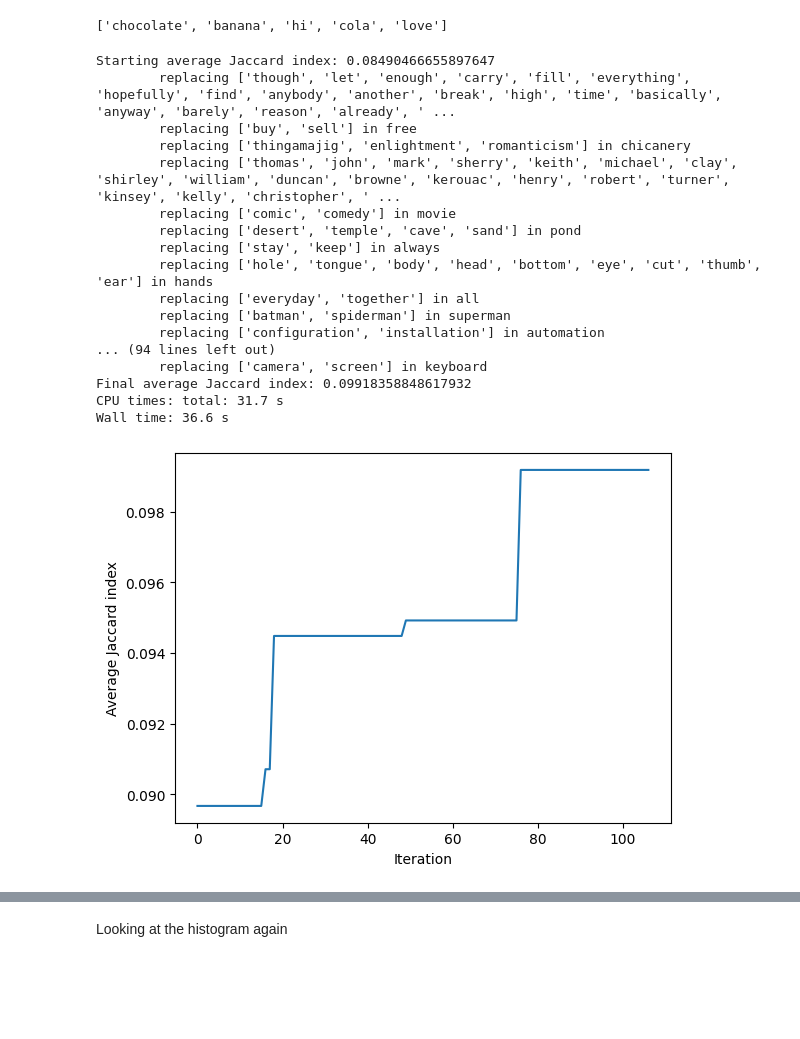
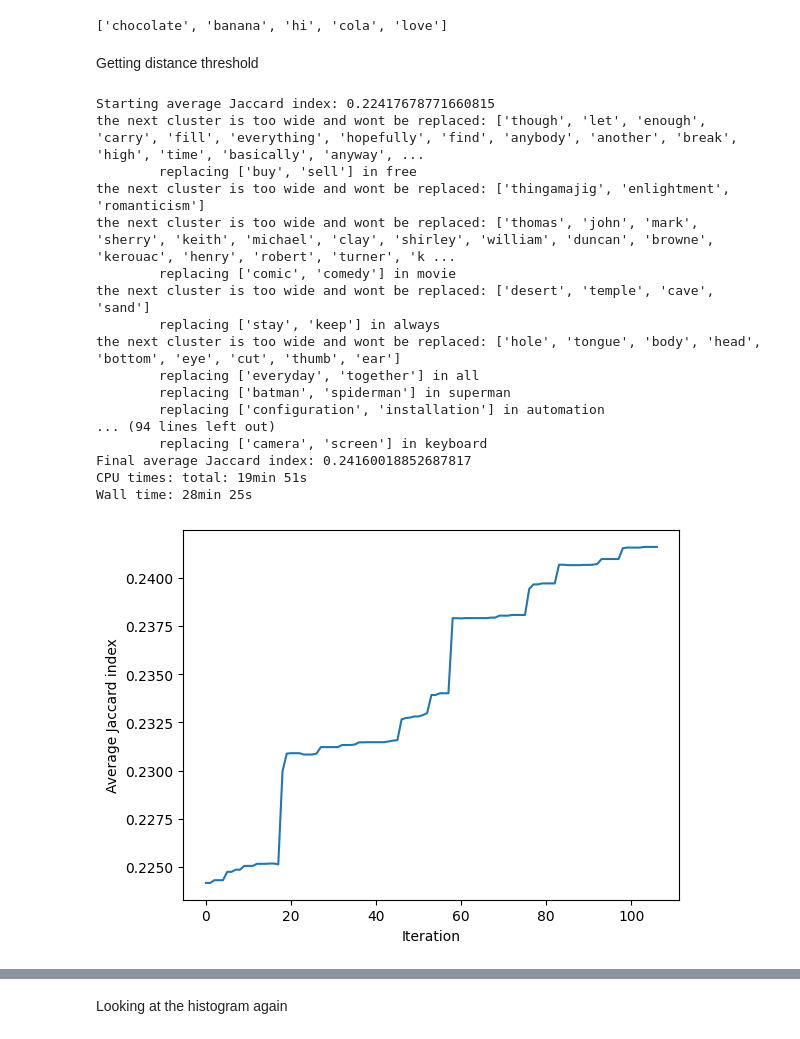
Before and after one commit to neumanh/K-anonymity-fot-texts, a Jupyter notebook: POC_v1.1.ipynb, the cells around one changed output, grey strips where cells are left out. Cells and saved outputs as stored; diff of their text form; code cells hidden in the pictures; blank space fills up the shorter version.

Commit message:
Adding distance threshold and splitting the utility functions into 2 files

```diff
--- a/POC_v1.1.ipynb
+++ b/POC_v1.1.ipynb
@@ -61,7 +61,7 @@ Wall time: 33.9 s
 Clustering
 # %%
 %%time
-word_list = nlp_utils.get_word_list_for_clustering(word_dict)
-embedded_dict = nlp_utils.embed_corpus(word_list)
-cluster_dict, dbscan = nlp_utils.run_clustering(embedded_dict)
+word_list = cluster_utils.get_word_list_for_clustering(word_dict)
+embedded_dict = cluster_utils.embed_corpus(word_list)
+cluster_dict, dist_dict, dbscan = cluster_utils.run_clustering(embedded_dict)
 # %% [output]
@@ -91,28 +103,32 @@ test_list = nlp_utils.get_word_list_for_clustering(test_dict)
 test_list
 # %% [output]
 ['chocolate', 'banana', 'hi', 'cola', 'love']
+# %% [markdown]
+Getting distance threshold
+# %%
+threshold = cluster_utils.define_max_threshold()
 # %%
 %%time
-df_2, word_dict_2 = nlp_utils.replace_words_in_df(df, cluster_dict, word_dict)
+df_2, word_dict_2 = nlp_utils.replace_words_in_df(df, cluster_dict, dist_dict, threshold, word_dict)
 # %% [output]
-Starting average Jaccard index: 0.08490466655897647
-        replacing ['though', 'let', 'enough', 'carry', 'fill', 'everything', 'hopefully', 'find', 'anybody', 'another', 'break', 'high', 'time', 'basically', 'anyway', 'barely', 'reason', 'already', ' ...
+Starting average Jaccard index: 0.22417678771660815
+the next cluster is too wide and wont be replaced: ['though', 'let', 'enough', 'carry', 'fill', 'everything', 'hopefully', 'find', 'anybody', 'another', 'break', 'high', 'time', 'basically', 'anyway', ...
         replacing ['buy', 'sell'] in free
-        replacing ['thingamajig', 'enlightment', 'romanticism'] in chicanery
-        replacing ['thomas', 'john', 'mark', 'sherry', 'keith', 'michael', 'clay', 'shirley', 'william', 'duncan', 'browne', 'kerouac', 'henry', 'robert', 'turner', 'kinsey', 'kelly', 'christopher', ' ...
+the next cluster is too wide and wont be replaced: ['thingamajig', 'enlightment', 'romanticism']
+the next cluster is too wide and wont be replaced: ['thomas', 'john', 'mark', 'sherry', 'keith', 'michael', 'clay', 'shirley', 'william', 'duncan', 'browne', 'kerouac', 'henry', 'robert', 'turner', 'k ...
         replacing ['comic', 'comedy'] in movie
-        replacing ['desert', 'temple', 'cave', 'sand'] in pond
+the next cluster is too wide and wont be replaced: ['desert', 'temple', 'cave', 'sand']
         replacing ['stay', 'keep'] in always
-        replacing ['hole', 'tongue', 'body', 'head', 'bottom', 'eye', 'cut', 'thumb', 'ear'] in hands
+the next cluster is too wide and wont be replaced: ['hole', 'tongue', 'body', 'head', 'bottom', 'eye', 'cut', 'thumb', 'ear']
         replacing ['everyday', 'together'] in all
         replacing ['batman', 'spiderman'] in superman
         replacing ['configuration', 'installation'] in automation
 ... (94 lines left out)
         replacing ['camera', 'screen'] in keyboard
-Final average Jaccard index: 0.09918358848617932
-CPU times: total: 31.7 s
-Wall time: 36.6 s
+Final average Jaccard index: 0.24160018852687817
+CPU times: total: 19min 51s
+Wall time: 28min 25s
-[figure, old version]
+[figure, new version]
 # %%
 df_2
 # %% [output]
```
Also changed, not shown: parts of 12 cells of this notebook, 3 other files.
